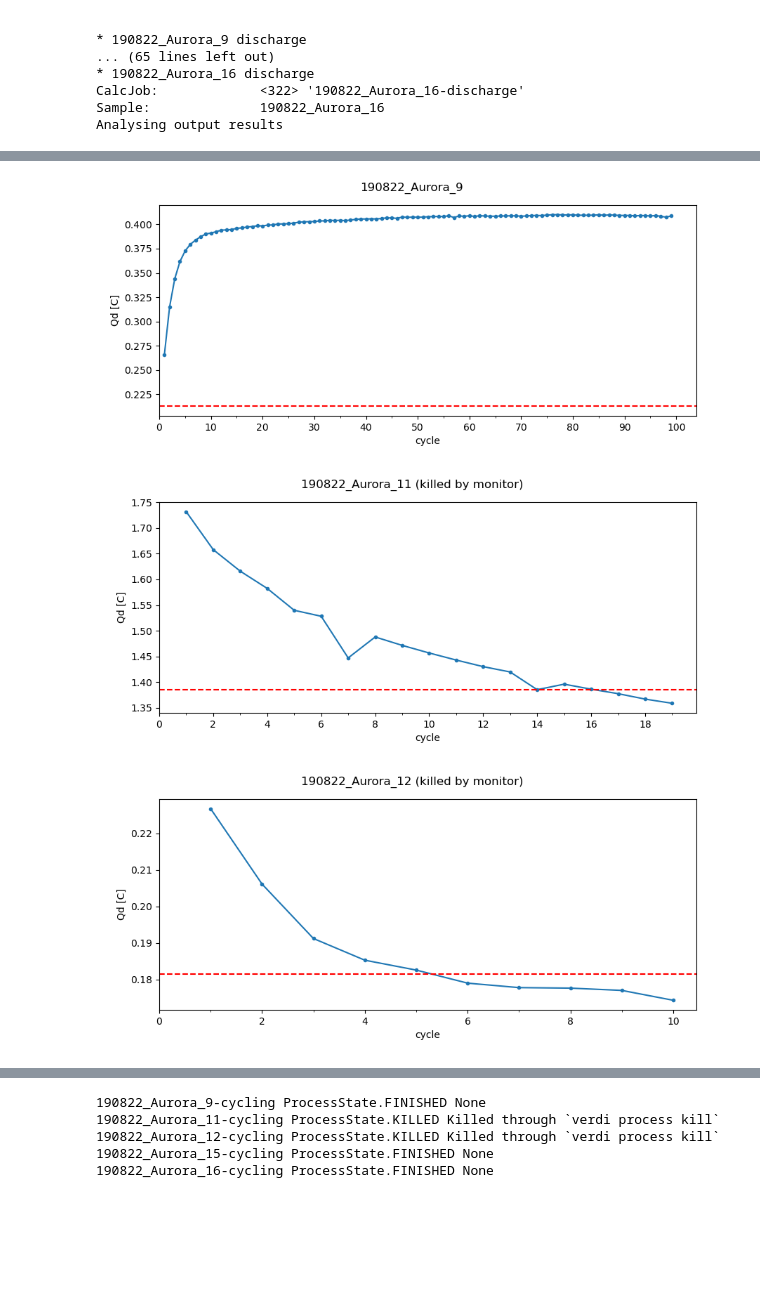
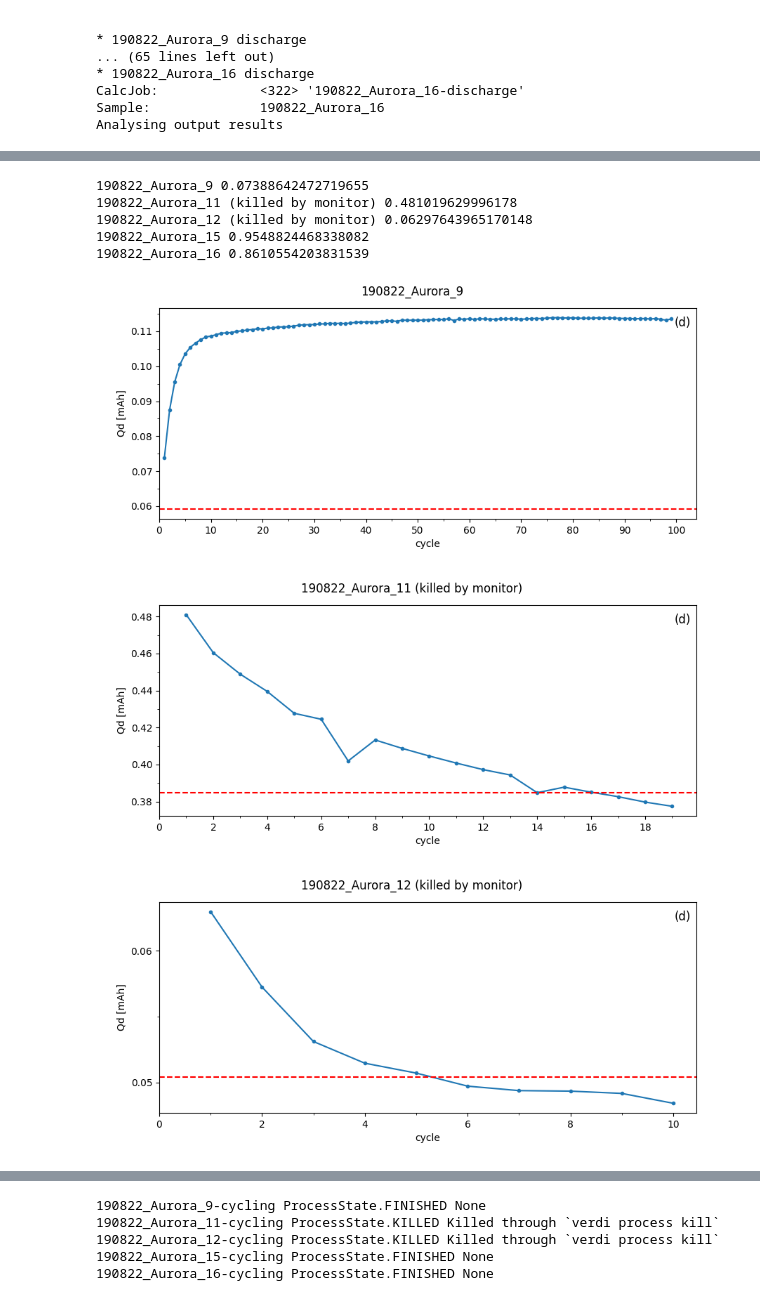
Before and after one commit to EmpaEconversion/aiidalab-aurora, a Jupyter notebook: monitor-test_20220826.ipynb, the cells around one changed output, grey strips where cells are left out. Drawn from its saved outputs; the diff is of its cells as text; code cells hidden in the pictures; blank space fills up the shorter version.

Commit message:
Update plots

```diff
--- a/monitor-test_20220826.ipynb
+++ b/monitor-test_20220826.ipynb
@@ -586,3 +604,4 @@ Analysing output results
 # %%
-with open('/home/aiida/data/cycling_data.pkl', 'rb') as f:
+# with open('/home/aiida/data/cycling_data.pkl', 'rb') as f:
+with open(f'{BASE_DIR}/cycling_data.pkl', 'rb') as f:
     cycl_data = pickle.load(f)
@@ -594,16 +639,18 @@ dict_keys(['190822_Aurora_9', '190822_Aurora_11', '190822_Aurora_12', '190822_Au
 def plot_Ewe_I(data, name):
     f, ax = plt.subplots(3, figsize=(9,12))
     plt.subplots_adjust(left=0.1, right=0.9, bottom=0.05, top=0.95)
-    for i, axx in enumerate(ax):
+    for (i, axx), lab1, lab2 in zip(enumerate(ax), ['(a)', '(b)', '(c)'], ['[pretreatment]', '[cycling - monitored]', '[discharge]']):
         axx.plot(data[i]["time"] / 3600., data[i]["Ewe"], label='Ewe')
         axx.set_xlabel('t [h]')
         axx.set_ylabel('Ewe [V]', c='b')
+        axx.text(0.985, 0.96, lab1, transform=axx.transAxes, ha='right', va='top', fontsize=12)
+        axx.text(0.01, 1.015, lab2, transform=axx.transAxes, ha='left', va='bottom', fontsize=12)
 
         ax2 = axx.twinx()
-        ax2.plot(data[i]["time"], data[i]["I"]*1000., 'r--', label='I')
+        ax2.plot(data[i]["time"] / 3600, data[i]["I"] * 1000., 'r--', label='I')
         ax2.set_ylabel('I [mA]', c='r')
     f.suptitle(name);
-    plt.savefig(f'/home/aiida/data/{name}_Ewe_I.png', dpi=300)
+    plt.savefig(f'{BASE_DIR}/{name}_Ewe_I.png', dpi=300)
 # %%
 for name, data in cycl_data.items():
     plot_Ewe_I(data, name)
@@ -616,28 +663,37 @@ for name, data in cycl_data.items():
 # %%
 plt.close('all')
 # %%
-def plot_Qd(data, name):
+def plot_Qd(data, name, ytick=0.05):
     f, axx = plt.subplots(1, figsize=(9,4))
     plt.subplots_adjust(left=0.1, right=0.95, bottom=0.15, top=0.9)
-    axx.plot(range(1, len(data[1]['Qd']) + 1), data[1]['Qd'], '.-', label='Qd')
+    axx.plot(range(1, len(data[1]['Qd']) + 1), data[1]['Qd'] / 3.6, '.-', label='Qd')
     axx.set_xlabel('cycle')
-    axx.set_ylabel('Qd [C]')
-    axx.axhline(data[1]['Qd'][0] * 0.8, ls='--', c='r')
+    axx.set_ylabel('Qd [mAh]')
+    axx.axhline(data[1]['Qd'][0] * 0.8 / 3.6, ls='--', c='r')
     if len(data[1]['Qd']) < 20:
         axx.xaxis.set_minor_locator(MultipleLocator(1))
         axx.xaxis.set_major_locator(MultipleLocator(2))
     else:
         axx.xaxis.set_minor_locator(MultipleLocator(5))
         axx.xaxis.set_major_locator(MultipleLocator(10))
+    axx.yaxis.set_minor_locator(MultipleLocator(ytick * 0.5))
+    axx.yaxis.set_major_locator(MultipleLocator(ytick))
     axx.set_xlim([0, None])
+    axx.text(0.99, 0.96, '(d)', transform=axx.transAxes, ha='right', va='top', fontsize=12)
     f.suptitle(name);
-    plt.savefig(f'/home/aiida/data/{name}_Qd.png', dpi=300)
+    plt.savefig(f'{BASE_DIR}/{name}_Qd.png', dpi=300)
 # %%
-for name, data in cycl_data.items():
+for (name, data), ytick in zip(cycl_data.items(), [0.01, 0.02, 0.01, 0.05, 0.05]):
     if '11' in name or '12' in name:
         name += ' (killed by monitor)'
-    plot_Qd(data, name)
+    print(name, data[1]['Qd'][0] / 3.6)
+    plot_Qd(data, name, ytick)
 # %% [output]
+190822_Aurora_9 0.07388642472719655
+190822_Aurora_11 (killed by monitor) 0.481019629996178
+190822_Aurora_12 (killed by monitor) 0.06297643965170148
+190822_Aurora_15 0.9548824468338082
+190822_Aurora_16 0.8610554203831539
-[figure, old version]
+[figure, new version]
-[figure, old version]
+[figure, new version]
-[figure, old version]
+[figure, new version]
```
Also changed, not shown: parts of 11 cells of this notebook, 1 other file.
